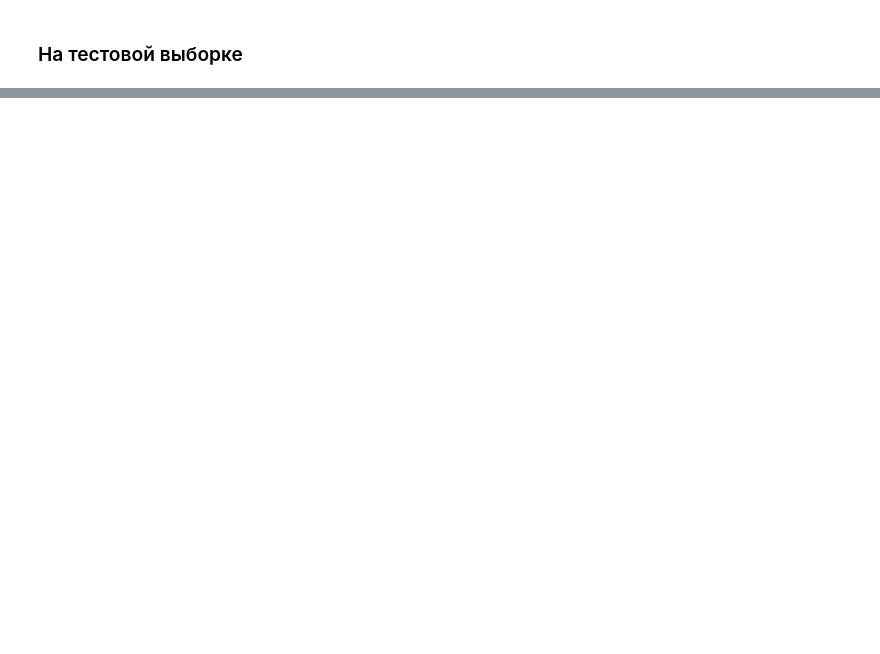
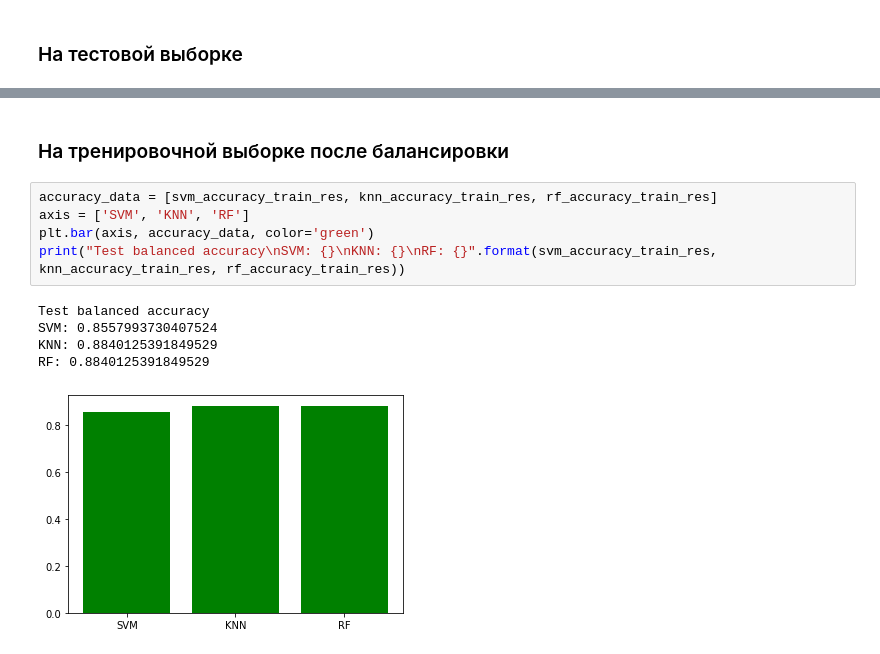
Before and after one commit to RivalLogorithm/laba_isit, a Jupyter notebook: 7_8/7_8.ipynb, the cells around one changed output, grey strips where cells are left out. Drawn from its saved outputs; the diff is of its cells as text; blank space fills up the shorter version.

```diff
--- a/7_8/7_8.ipynb
+++ b/7_8/7_8.ipynb
@@ -367,0 +368,13 @@ RF: 0.7076923076923077
+# %% [markdown]
+### На тренировочной выборке после балансировки
+# %%
+accuracy_data = [svm_accuracy_train_res, knn_accuracy_train_res, rf_accuracy_train_res]
+axis = ['SVM', 'KNN', 'RF']
+plt.bar(axis, accuracy_data, color='green')
+print("Test balanced accuracy\nSVM: {}\nKNN: {}\nRF: {}".format(svm_accuracy_train_res, knn_accuracy_train_res, rf_accuracy_train_res))
+# %% [output]
+Test balanced accuracy
+SVM: 0.8557993730407524
+KNN: 0.8840125391849529
+RF: 0.8840125391849529
+[figure, added]
```
Also changed, not shown: parts of 29 cells of this notebook.
